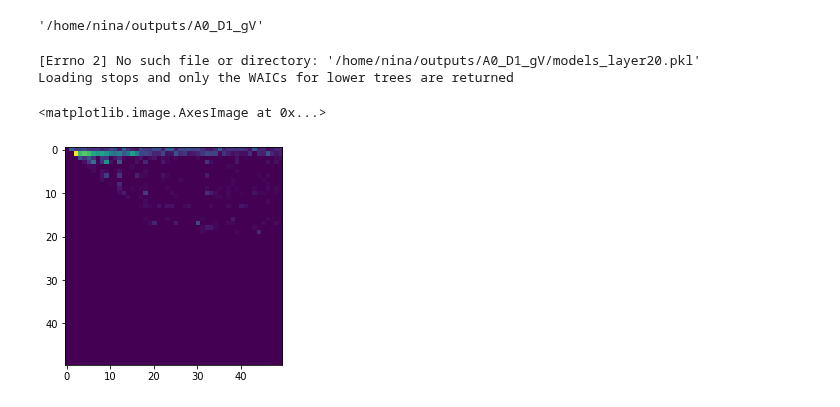
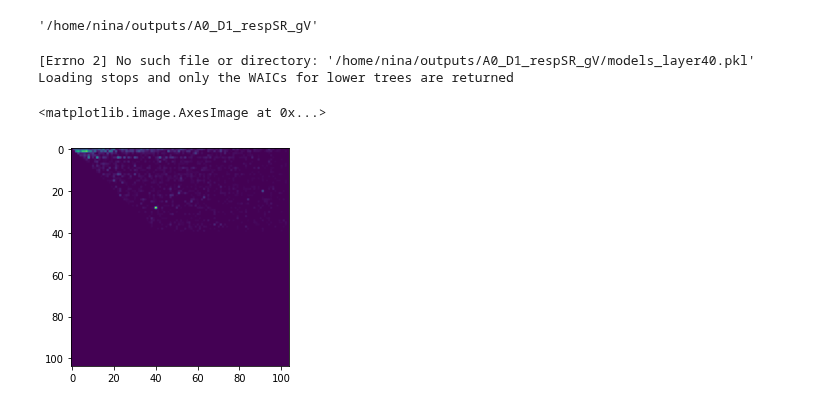
Before and after one commit to NinelK/CopulaGP, a Jupyter notebook: notebooks/vine/Vine.ipynb, the cells around one changed output. Cells and saved outputs as stored; diff of their text form; code cells hidden in the pictures.

```diff
--- a/notebooks/vine/Vine.ipynb
+++ b/notebooks/vine/Vine.ipynb
@@ -20,22 +20,22 @@ animal = 'A0' #ST260 -> A0 for short
 day_name = 'D1' # DayN -> DN
 # data_type = 'Ca' # Ca or spikes+kernel
 exp_pref = f'{animal}_{day_name}'
-exp_postfix = 'gV' # given smth
+exp_postfix = 'respSR_gV' # given smth
 path_models = f"{conf.path2outputs}/{exp_pref}_{exp_postfix}"
 path_models
 # %% [output]
-'/home/nina/outputs/A0_D1_gV'
+'/home/nina/outputs/A0_D1_respSR_gV'
 # %%
 list_files = glob.glob(f"{path_models}/models_*.pkl")
 # %%
 models_lists = lambda n: f"{path_models}/models_layer{n}.pkl"
-WAICs = vine.WAICs(models_lists)
+WAICs = v.WAICs(models_lists)
 # %% [output]
-[Errno 2] No such file or directory: '/home/nina/outputs/A0_D1_gV/models_layer20.pkl'
+[Errno 2] No such file or directory: '/home/nina/outputs/A0_D1_respSR_gV/models_layer40.pkl'
 Loading stops and only the WAICs for lower trees are returned
 # %%
-plt.imshow(-WAICs[:50,:50])
+plt.imshow(-WAICs[:,:])
 # %% [output]
 <matplotlib.image.AxesImage at 0x...>
-[figure, old version]
+[figure, new version]
 # %%
```
Also changed, not shown: parts of 14 cells of this notebook, 3 other files.
